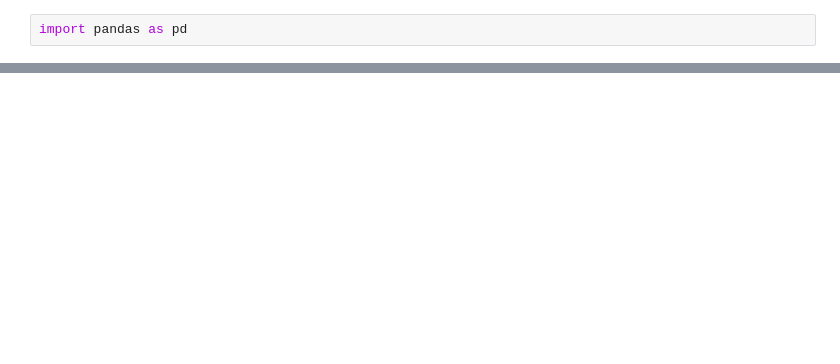
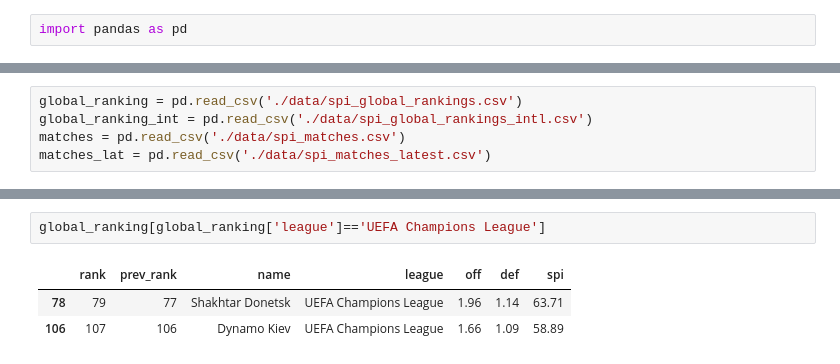
Before and after one commit to Harsh-2420/kaggle, a Jupyter notebook: soccer_rankings/eda.ipynb, the cells around one changed output, grey strips where cells are left out. Saved outputs shown, nothing was run; the diff lists cells and outputs as text; blank space fills up the shorter version.

```diff
--- a/soccer_rankings/eda.ipynb
+++ b/soccer_rankings/eda.ipynb
@@ -25,0 +3,5 @@ df
+# %%
+global_ranking = pd.read_csv('./data/spi_global_rankings.csv')
+global_ranking_int = pd.read_csv('./data/spi_global_rankings_intl.csv')
+matches = pd.read_csv('./data/spi_matches.csv')
+matches_lat = pd.read_csv('./data/spi_matches_latest.csv')
@@ -25,0 +30,6 @@ df
+# %%
+global_ranking[global_ranking['league']=='UEFA Champions League']
+# %% [output]
+|  | rank | prev_rank | name | league | off | def | spi |
+| 78 | 79 | 77 | Shakhtar Donetsk | UEFA Champions League | 1.96 | 1.14 | 63.71 |
+| 106 | 107 | 106 | Dynamo Kiev | UEFA Champions League | 1.66 | 1.09 | 58.89 |
```
Also changed, not shown: parts of 4 cells of this notebook, 5 other files.
